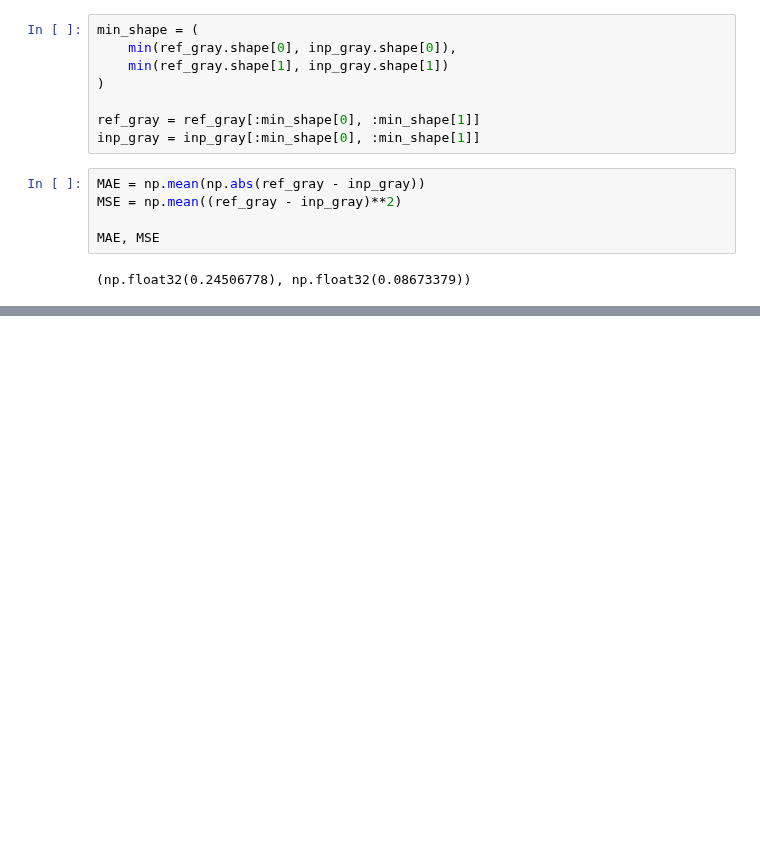
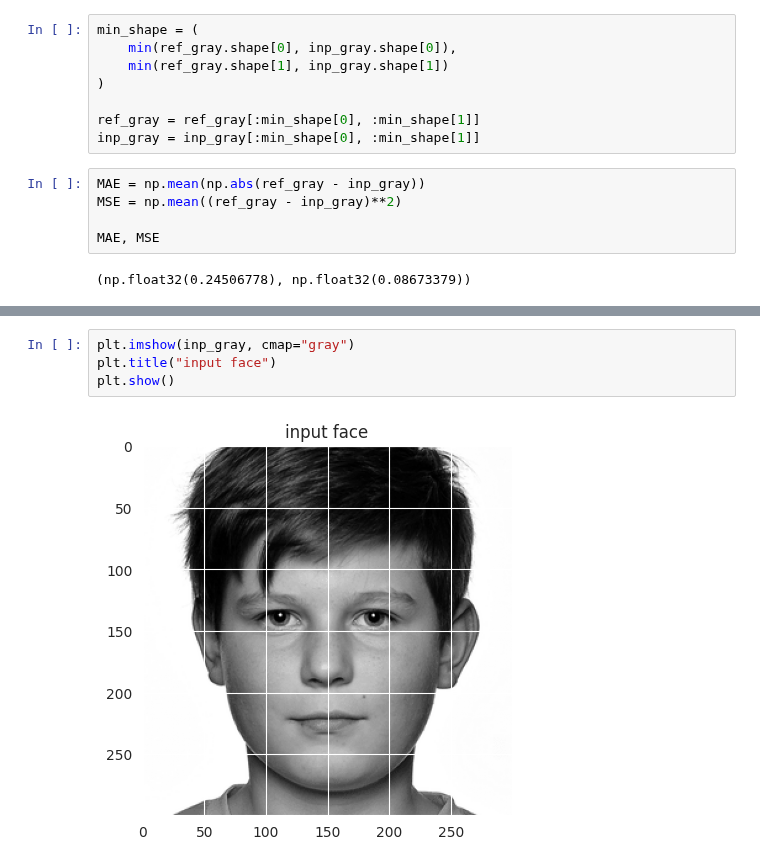
Before and after one commit to Mohammadrzn/maktab-HW, a Jupyter notebook: HW_04_Rezanejad/HW_04_Rezanejad_Q4.ipynb, the cells around one changed output, grey strips where cells are left out. Drawn from its saved outputs; the diff is of its cells as text; blank space fills up the shorter version.

Commit message:
Compare and visualize images

```diff
--- a/HW_04_Rezanejad/HW_04_Rezanejad_Q4.ipynb
+++ b/HW_04_Rezanejad/HW_04_Rezanejad_Q4.ipynb
@@ -29,0 +41,6 @@ MAE, MSE
+# %%
+plt.imshow(inp_gray, cmap="gray")
+plt.title("input face")
+plt.show()
+# %% [output]
+[figure, added]
```
Also changed, not shown: parts of 2 cells of this notebook.
